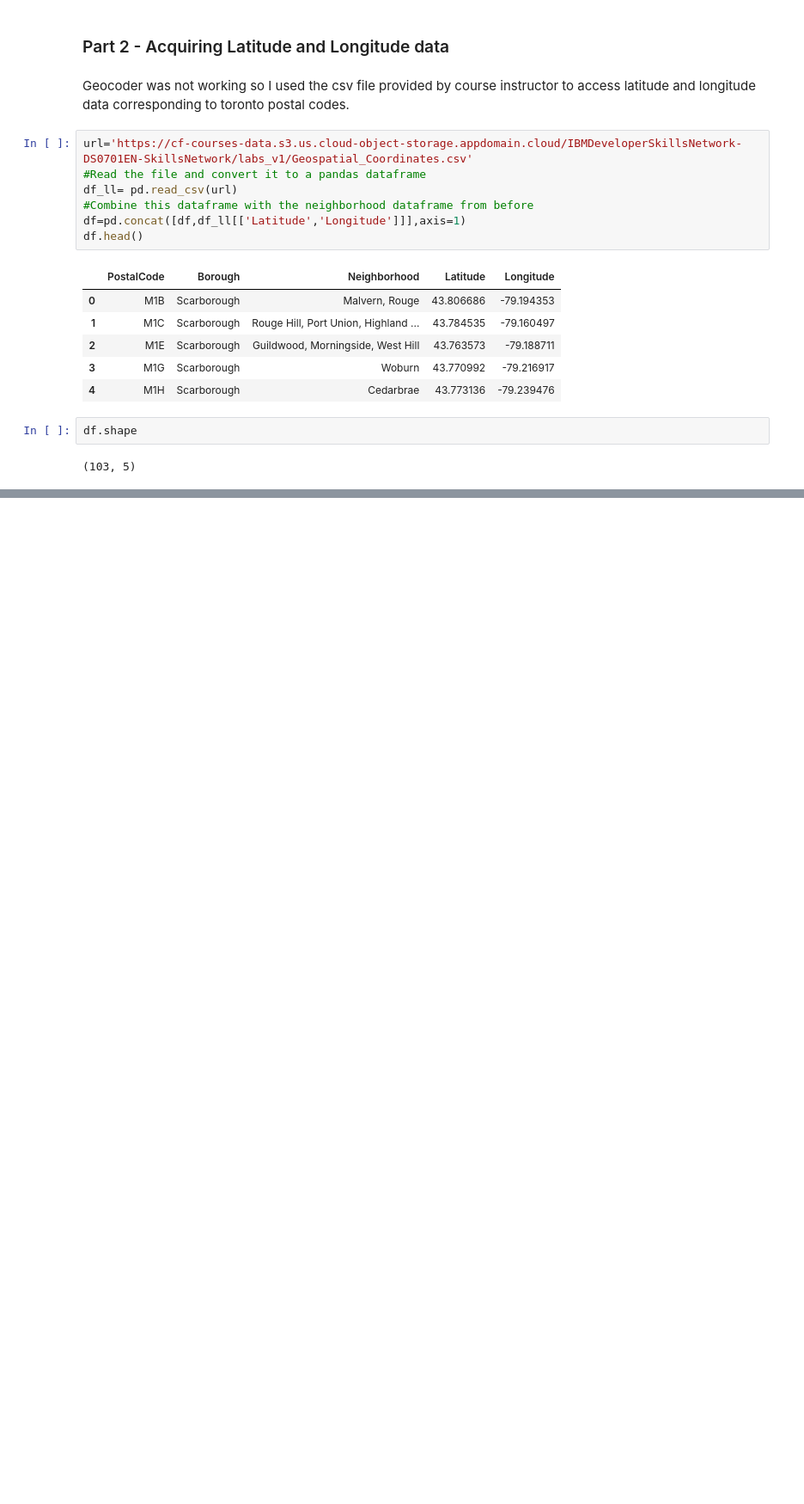
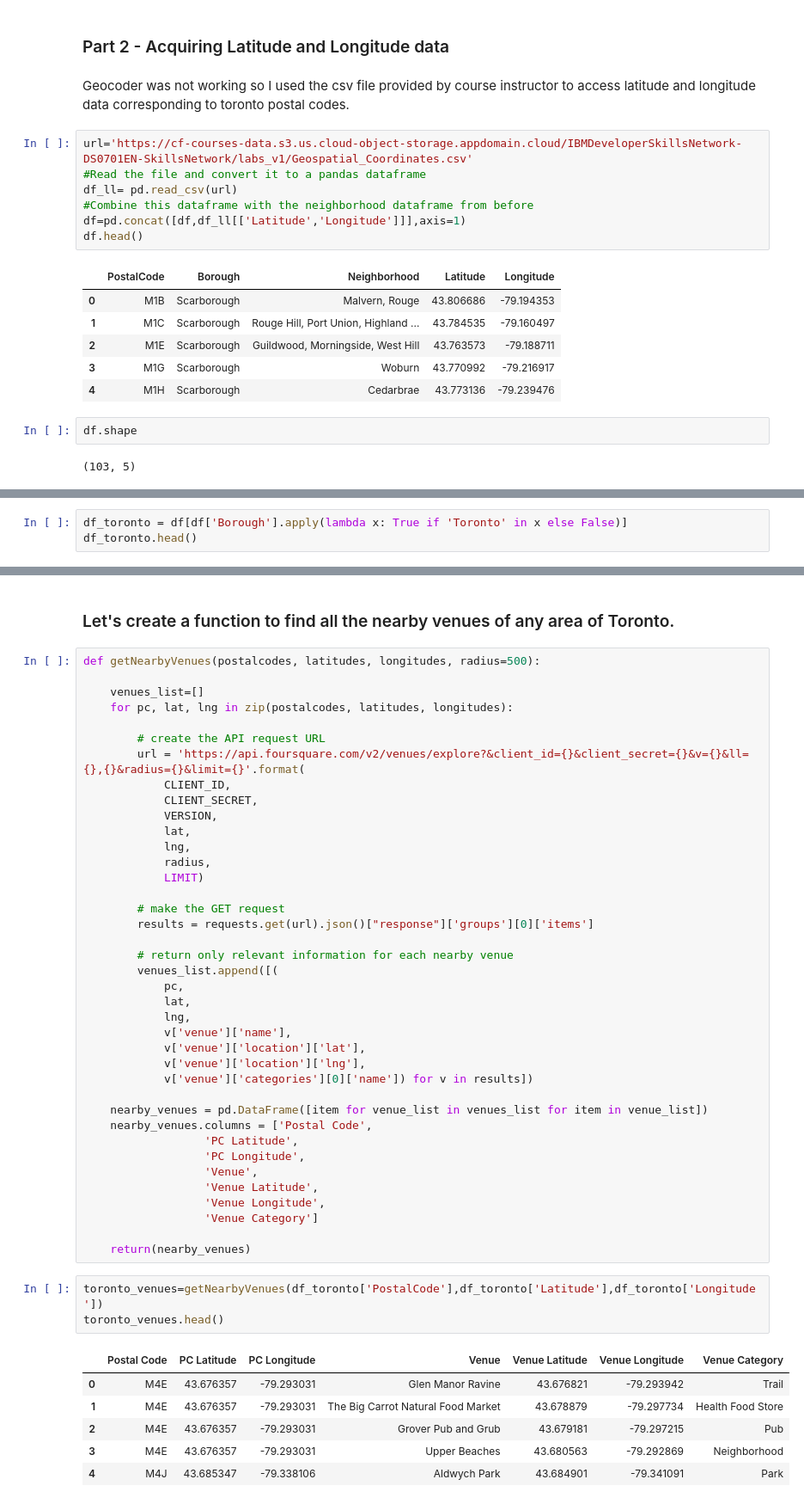
Before and after one commit to mphill82/Coursera_Clustering, a Jupyter notebook: Clustering_Toronto_Neighborhoods.ipynb, the cells around one changed output, grey strips where cells are left out. Shown at 86% size. Saved outputs shown, nothing was run; the diff lists cells and outputs as text; blank space fills up the shorter version.

```diff
--- a/Clustering_Toronto_Neighborhoods.ipynb
+++ b/Clustering_Toronto_Neighborhoods.ipynb
@@ -81,0 +124,3 @@ df.shape
+# %%
+df_toronto = df[df['Borough'].apply(lambda x: True if 'Toronto' in x else False)]
+df_toronto.head()
@@ -81,0 +171,51 @@ df.shape
+# %% [markdown]
+### Let's create a function to find all the nearby venues of any area of Toronto.
+# %%
+def getNearbyVenues(postalcodes, latitudes, longitudes, radius=500):
+
+    venues_list=[]
+    for pc, lat, lng in zip(postalcodes, latitudes, longitudes):
+
+        # create the API request URL
+        url = 'https://api.foursquare.com/v2/venues/explore?&client_id={}&client_secret={}&v={}&ll={},{}&radius={}&limit={}'.format(
+            CLIENT_ID,
+            CLIENT_SECRET,
+            VERSION,
+            lat,
+            lng,
+            radius,
+            LIMIT)
+
+        # make the GET request
+        results = requests.get(url).json()["response"]['groups'][0]['items']
+
+        # return only relevant information for each nearby venue
+        venues_list.append([(
+            pc,
+            lat,
+            lng,
+            v['venue']['name'],
+            v['venue']['location']['lat'],
+            v['venue']['location']['lng'],
+            v['venue']['categories'][0]['name']) for v in results])
+
+    nearby_venues = pd.DataFrame([item for venue_list in venues_list for item in venue_list])
+    nearby_venues.columns = ['Postal Code',
+                  'PC Latitude',
+                  'PC Longitude',
+                  'Venue',
+                  'Venue Latitude',
+                  'Venue Longitude',
+                  'Venue Category']
+
+    return(nearby_venues)
+# %%
+toronto_venues=getNearbyVenues(df_toronto['PostalCode'],df_toronto['Latitude'],df_toronto['Longitude'])
+toronto_venues.head()
+# %% [output]
+|  | Postal Code | PC Latitude | PC Longitude | Venue | Venue Latitude | Venue Longitude | Venue Category |
+| 0 | M4E | 43.676357 | -79.293031 | Glen Manor Ravine | 43.676821 | -79.293942 | Trail |
+| 1 | M4E | 43.676357 | -79.293031 | The Big Carrot Natural Food Market | 43.678879 | -79.297734 | Health Food Store |
+| 2 | M4E | 43.676357 | -79.293031 | Grover Pub and Grub | 43.679181 | -79.297215 | Pub |
+| 3 | M4E | 43.676357 | -79.293031 | Upper Beaches | 43.680563 | -79.292869 | Neighborhood |
+| 4 | M4J | 43.685347 | -79.338106 | Aldwych Park | 43.684901 | -79.341091 | Park |
```
Also changed, not shown: parts of 26 cells of this notebook.
